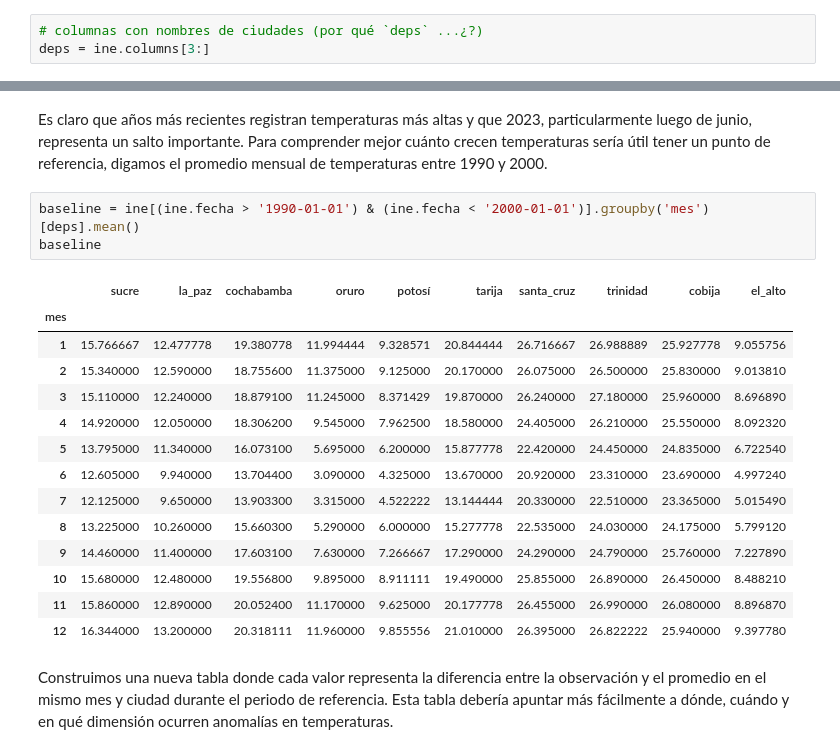
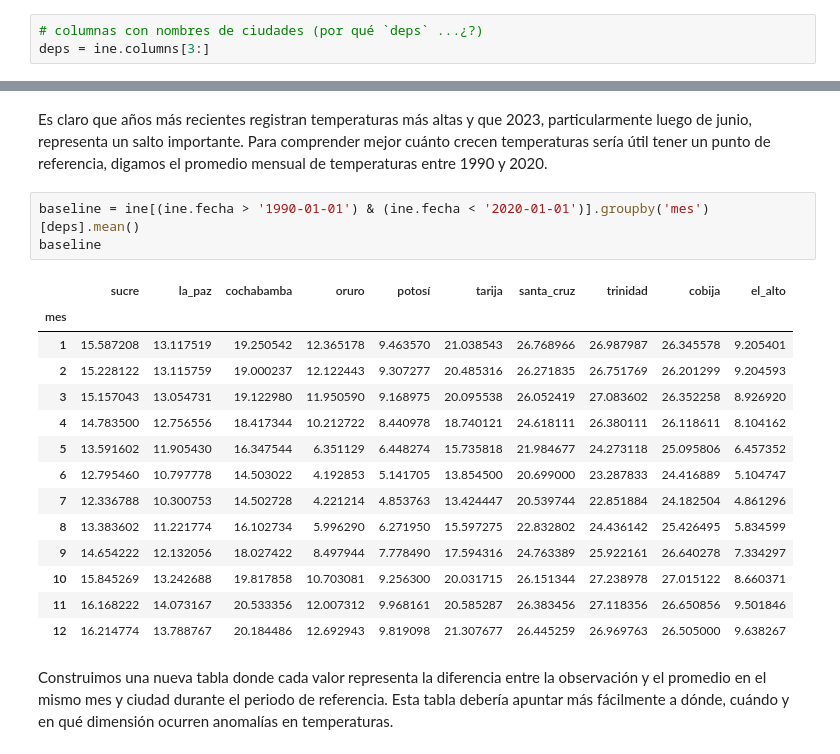
Before and after one commit to mauforonda/exploraciones-ambientales, a Jupyter notebook: temperaturas_en_ciudades.ipynb, the cells around one changed output, grey strips where cells are left out. Cells and saved outputs as stored; diff of their text form.

Commit message:
temperaturas en ciudades: un periodo de referencia de 30 anios parece mas razonable

```diff
--- a/temperaturas_en_ciudades.ipynb
+++ b/temperaturas_en_ciudades.ipynb
@@ -239,25 +239,25 @@ for dep in deps:
 [interactive output not drawn]
 [interactive output not drawn]
 # %% [markdown]
-Es claro que años más recientes registran temperaturas más altas y que 2023, particularmente luego de junio, representa un salto importante. Para comprender mejor cuánto crecen temperaturas sería útil tener un punto de referencia, digamos el promedio mensual de temperaturas entre 1990 y 2000.
+Es claro que años más recientes registran temperaturas más altas y que 2023, particularmente luego de junio, representa un salto importante. Para comprender mejor cuánto crecen temperaturas sería útil tener un punto de referencia, digamos el promedio mensual de temperaturas entre 1990 y 2020.
 # %%
-baseline = ine[(ine.fecha > '1990-01-01') & (ine.fecha < '2000-01-01')].groupby('mes')[deps].mean()
+baseline = ine[(ine.fecha > '1990-01-01') & (ine.fecha < '2020-01-01')].groupby('mes')[deps].mean()
 baseline
 # %% [output]
 |  | sucre | la_paz | cochabamba | oruro | potosí | tarija | santa_cruz | trinidad | cobija | el_alto |
 | mes |  |  |  |  |  |  |  |  |  |  |
-| 1 | 15.766667 | 12.477778 | 19.380778 | 11.994444 | 9.328571 | 20.844444 | 26.716667 | 26.988889 | 25.927778 | 9.055756 |
-| 2 | 15.340000 | 12.590000 | 18.755600 | 11.375000 | 9.125000 | 20.170000 | 26.075000 | 26.500000 | 25.830000 | 9.013810 |
-| 3 | 15.110000 | 12.240000 | 18.879100 | 11.245000 | 8.371429 | 19.870000 | 26.240000 | 27.180000 | 25.960000 | 8.696890 |
-| 4 | 14.920000 | 12.050000 | 18.306200 | 9.545000 | 7.962500 | 18.580000 | 24.405000 | 26.210000 | 25.550000 | 8.092320 |
-| 5 | 13.795000 | 11.340000 | 16.073100 | 5.695000 | 6.200000 | 15.877778 | 22.420000 | 24.450000 | 24.835000 | 6.722540 |
-| 6 | 12.605000 | 9.940000 | 13.704400 | 3.090000 | 4.325000 | 13.670000 | 20.920000 | 23.310000 | 23.690000 | 4.997240 |
-| 7 | 12.125000 | 9.650000 | 13.903300 | 3.315000 | 4.522222 | 13.144444 | 20.330000 | 22.510000 | 23.365000 | 5.015490 |
-| 8 | 13.225000 | 10.260000 | 15.660300 | 5.290000 | 6.000000 | 15.277778 | 22.535000 | 24.030000 | 24.175000 | 5.799120 |
-| 9 | 14.460000 | 11.400000 | 17.603100 | 7.630000 | 7.266667 | 17.290000 | 24.290000 | 24.790000 | 25.760000 | 7.227890 |
-| 10 | 15.680000 | 12.480000 | 19.556800 | 9.895000 | 8.911111 | 19.490000 | 25.855000 | 26.890000 | 26.450000 | 8.488210 |
-| 11 | 15.860000 | 12.890000 | 20.052400 | 11.170000 | 9.625000 | 20.177778 | 26.455000 | 26.990000 | 26.080000 | 8.896870 |
-| 12 | 16.344000 | 13.200000 | 20.318111 | 11.960000 | 9.855556 | 21.010000 | 26.395000 | 26.822222 | 25.940000 | 9.397780 |
+| 1 | 15.587208 | 13.117519 | 19.250542 | 12.365178 | 9.463570 | 21.038543 | 26.768966 | 26.987987 | 26.345578 | 9.205401 |
+| 2 | 15.228122 | 13.115759 | 19.000237 | 12.122443 | 9.307277 | 20.485316 | 26.271835 | 26.751769 | 26.201299 | 9.204593 |
+| 3 | 15.157043 | 13.054731 | 19.122980 | 11.950590 | 9.168975 | 20.095538 | 26.052419 | 27.083602 | 26.352258 | 8.926920 |
+| 4 | 14.783500 | 12.756556 | 18.417344 | 10.212722 | 8.440978 | 18.740121 | 24.618111 | 26.380111 | 26.118611 | 8.104162 |
+| 5 | 13.591602 | 11.905430 | 16.347544 | 6.351129 | 6.448274 | 15.735818 | 21.984677 | 24.273118 | 25.095806 | 6.457352 |
+| 6 | 12.795460 | 10.797778 | 14.503022 | 4.192853 | 5.141705 | 13.854500 | 20.699000 | 23.287833 | 24.416889 | 5.104747 |
+| 7 | 12.336788 | 10.300753 | 14.502728 | 4.221214 | 4.853763 | 13.424447 | 20.539744 | 22.851884 | 24.182504 | 4.861296 |
+| 8 | 13.383602 | 11.221774 | 16.102734 | 5.996290 | 6.271950 | 15.597275 | 22.832802 | 24.436142 | 25.426495 | 5.834599 |
+| 9 | 14.654222 | 12.132056 | 18.027422 | 8.497944 | 7.778490 | 17.594316 | 24.763389 | 25.922161 | 26.640278 | 7.334297 |
+| 10 | 15.845269 | 13.242688 | 19.817858 | 10.703081 | 9.256300 | 20.031715 | 26.151344 | 27.238978 | 27.015122 | 8.660371 |
+| 11 | 16.168222 | 14.073167 | 20.533356 | 12.007312 | 9.968161 | 20.585287 | 26.383456 | 27.118356 | 26.650856 | 9.501846 |
+| 12 | 16.214774 | 13.788767 | 20.184486 | 12.692943 | 9.819098 | 21.307677 | 26.445259 | 26.969763 | 26.505000 | 9.638267 |
 # %% [markdown]
 Construimos una nueva tabla donde cada valor representa la diferencia entre la observación y el promedio en el mismo mes y ciudad durante el periodo de referencia. Esta tabla debería apuntar más fácilmente a dónde, cuándo y en qué dimensión ocurren anomalías en temperaturas.
 # %%
```
Also changed, not shown: parts of 5 cells of this notebook, 19 other files.
